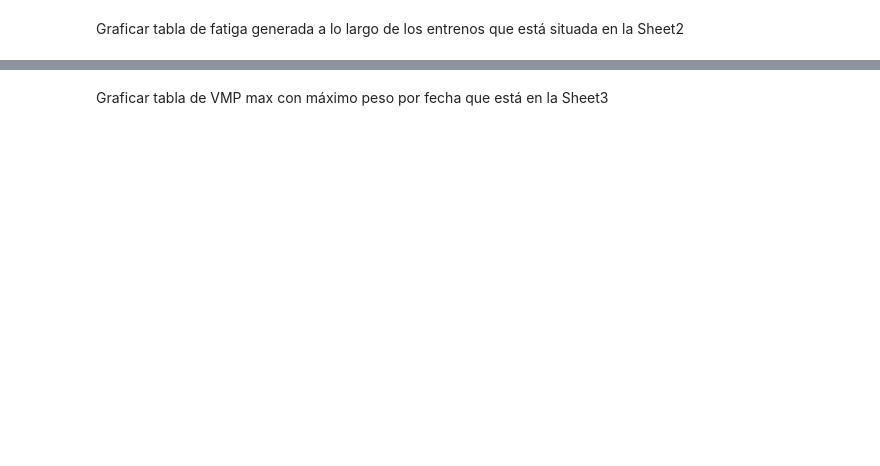
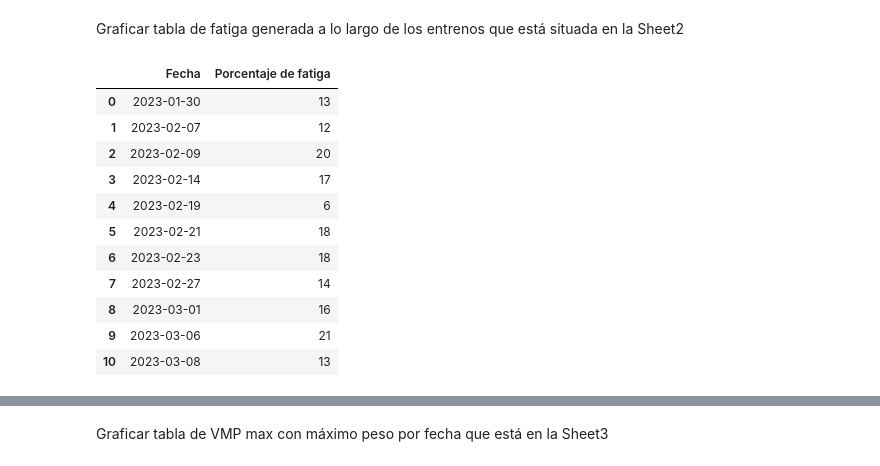
Before and after one commit to Yermanama/Analisis-Datos-Entreno, a Jupyter notebook: proyectoapp/visualizaciondatos.ipynb, the cells around one changed output, grey strips where cells are left out. Cells and saved outputs as stored; diff of their text form; code cells hidden in the pictures; blank space fills up the shorter version.

```diff
--- a/proyectoapp/visualizaciondatos.ipynb
+++ b/proyectoapp/visualizaciondatos.ipynb
@@ -45,2 +46,19 @@ plt.show()
 # %% [markdown]
 Graficar tabla de fatiga generada a lo largo de los entrenos que está situada en la Sheet2
+# %%
+df2.drop(columns=["Unnamed: 0"], inplace=True)
+df2["Porcentaje de fatiga"] = df2["Porcentaje de fatiga"].astype("int64")
+df2
+# %% [output]
+|  | Fecha | Porcentaje de fatiga |
+| 0 | 2023-01-30 | 13 |
+| 1 | 2023-02-07 | 12 |
+| 2 | 2023-02-09 | 20 |
+| 3 | 2023-02-14 | 17 |
+| 4 | 2023-02-19 | 6 |
+| 5 | 2023-02-21 | 18 |
+| 6 | 2023-02-23 | 18 |
+| 7 | 2023-02-27 | 14 |
+| 8 | 2023-03-01 | 16 |
+| 9 | 2023-03-06 | 21 |
+| 10 | 2023-03-08 | 13 |
```
Also changed, not shown: parts of 7 cells of this notebook.
